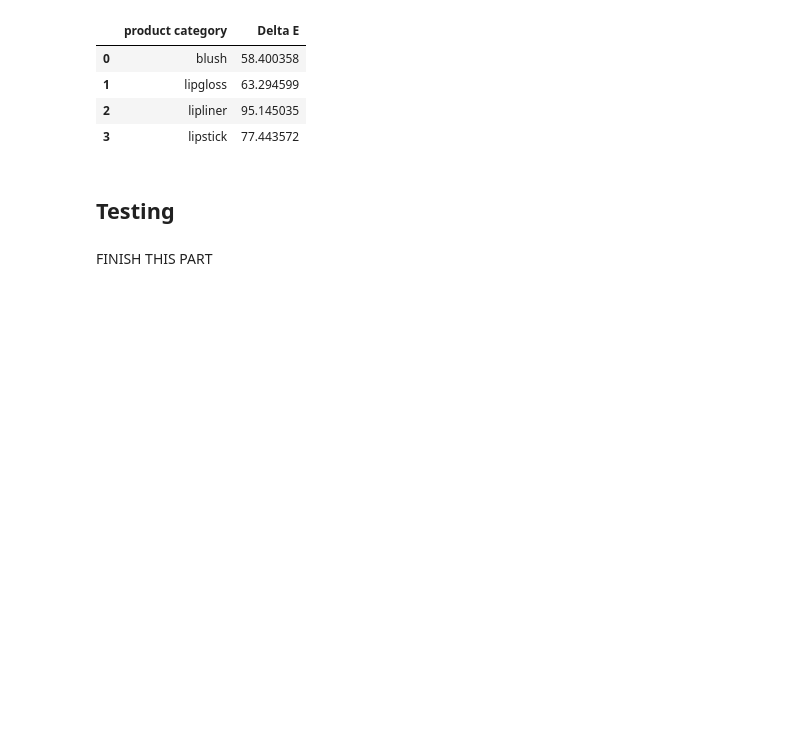
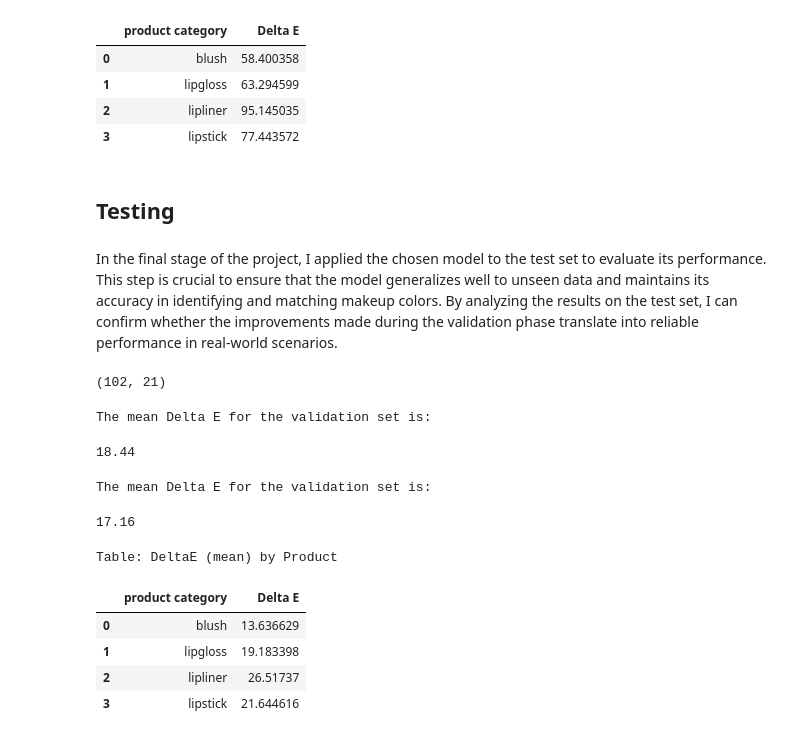
Before and after one commit to ConstanzaSchibber/capstone_colors, a Jupyter notebook: notebooks/2_Model_A_for_color_identification.ipynb, the cells around one changed output. Drawn from its saved outputs; the diff is of its cells as text; code cells hidden in the pictures; blank space fills up the shorter version.

```diff
--- a/notebooks/2_Model_A_for_color_identification.ipynb
+++ b/notebooks/2_Model_A_for_color_identification.ipynb
@@ -1014,4 +1016,35 @@ Table: DeltaE (var) by Product
 # %% [markdown]
 ## Testing
-# %% [markdown]
-FINISH THIS PART
+# %% [markdown]
+In the final stage of the project, I applied the chosen model to the test set to evaluate its performance. This step is crucial to ensure that the model generalizes well to unseen data and maintains its accuracy in identifying and matching makeup colors. By analyzing the results on the test set, I can confirm whether the improvements made during the validation phase translate into reliable performance in real-world scenarios.
+# %%
+df_test = pd.merge(df_all, test_df['id'], how='inner', on='id')
+df_test.shape
+# %% [output]
+(102, 21)
+# %%
+print('The mean Delta E for the validation set is:')
+round(df_test.diff_lab_2.mean(),2)
+# %% [output]
+The mean Delta E for the validation set is:
+18.44
+# %%
+print('The mean Delta E for the validation set is:')
+round(df_test.diff_lab_2.median(),2)
+# %% [output]
+The mean Delta E for the validation set is:
+17.16
+# %%
+product_deltaE = df_test.diff_lab_2.groupby(df_test.category).mean()
+product_deltaE = product_deltaE.reset_index()
+product_deltaE.columns = ['product category', 'Delta E']
+
+print('Table: DeltaE (mean) by Product')
+product_deltaE
+# %% [output]
+Table: DeltaE (mean) by Product
+|  | product category | Delta E |
+| 0 | blush | 13.636629 |
+| 1 | lipgloss | 19.183398 |
+| 2 | lipliner | 26.51737 |
+| 3 | lipstick | 21.644616 |
```
Also changed, not shown: parts of 3 cells of this notebook.
